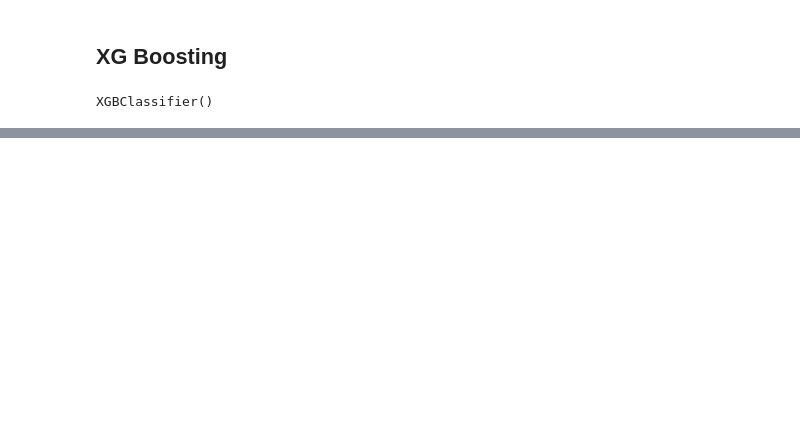
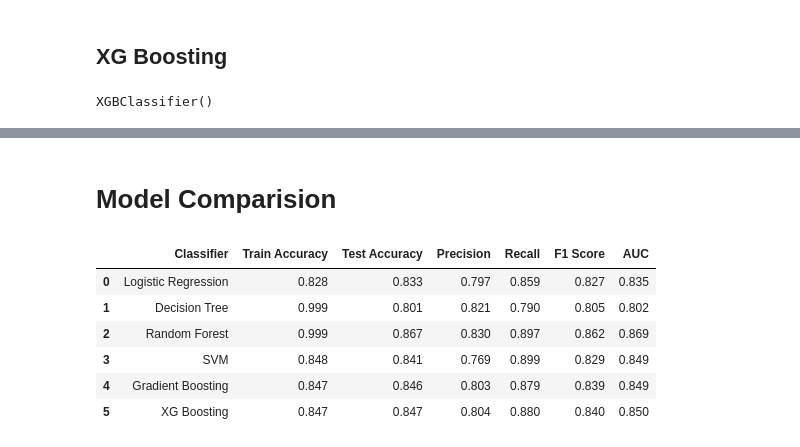
Before and after one commit to roysoni24/Credit-Card-Default-Prediction, a Jupyter notebook: Copy_of_Credit_Card_Default_Prediction_Capstone_Project.ipynb, the cells around one changed output, grey strips where cells are left out. Cells and saved outputs as stored; diff of their text form; code cells hidden in the pictures; blank space fills up the shorter version.

```diff
--- a/Copy_of_Credit_Card_Default_Prediction_Capstone_Project.ipynb
+++ b/Copy_of_Credit_Card_Default_Prediction_Capstone_Project.ipynb
@@ -887,2 +891,24 @@ ax.yaxis.set_ticklabels(labels)
 [Text(0, 0.5, 'Not Defaulter'), Text(0, 1.5, 'Defaulter')]
 [figure]
+# %% [markdown]
+# **Model Comparision**
+# %%
+all_classifiers = ['Logistic Regression', 'Decision Tree', 'Random Forest', 'SVM', 'Gradient Boosting', 'XG Boosting']
+all_train_accuracy = [train_accuracy_logi, train_accuracy_dtc, train_accuracy_rfc, train_accuracy_svm, train_accuracy_gbc, train_accuracy_xgb]
+all_test_accuracy = [accuracy_logi, accuracy_dtc, accuracy_rfc, accuracy_svm, accuracy_gbc, accuracy_xgb]
+all_precision_score = [precision_score_logi, precision_score_dtc, precision_score_rfc, precision_score_svm, precision_score_gbc, precision_score_xgb]
+all_recall_score = [recall_score_logi, recall_score_dtc, recall_score_rfc, recall_score_svm, recall_score_gbc, recall_score_xgb]
+all_f1_score = [f1_score_logi, f1_score_dtc, f1_score_rfc, f1_score_svm, f1_score_gbc, f1_score_xgb]
+all_auc_score = [roc_score_logi, roc_score_dtc, roc_score_rfc, roc_score_svm, roc_score_gbc, roc_score_xgb]
+# %%
+compare_df = pd.DataFrame({'Classifier':all_classifiers, 'Train Accuracy': all_train_accuracy, 'Test Accuracy': all_test_accuracy, 'Precision': all_precision_score, 'Recall': all_recall_score, 'F1 Score': all_f1_score, 'AUC': all_auc_score})
+# %%
+compare_df
+# %% [output]
+|  | Classifier | Train Accuracy | Test Accuracy | Precision | Recall | F1 Score | AUC |
+| 0 | Logistic Regression | 0.828 | 0.833 | 0.797 | 0.859 | 0.827 | 0.835 |
+| 1 | Decision Tree | 0.999 | 0.801 | 0.821 | 0.790 | 0.805 | 0.802 |
+| 2 | Random Forest | 0.999 | 0.867 | 0.830 | 0.897 | 0.862 | 0.869 |
+| 3 | SVM | 0.848 | 0.841 | 0.769 | 0.899 | 0.829 | 0.849 |
+| 4 | Gradient Boosting | 0.847 | 0.846 | 0.803 | 0.879 | 0.839 | 0.849 |
+| 5 | XG Boosting | 0.847 | 0.847 | 0.804 | 0.880 | 0.840 | 0.850 |
```
Also changed, not shown: parts of 22 cells of this notebook.
